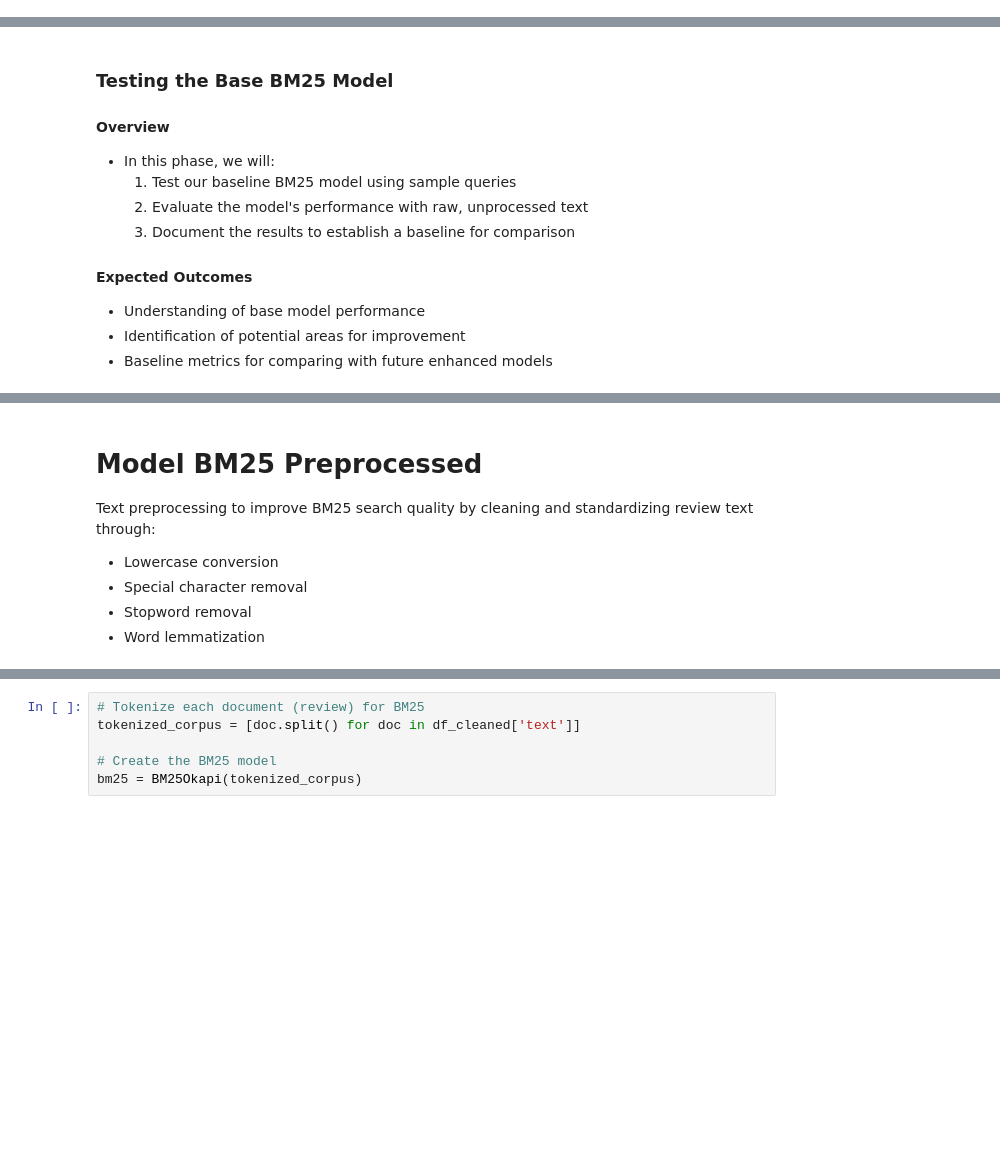
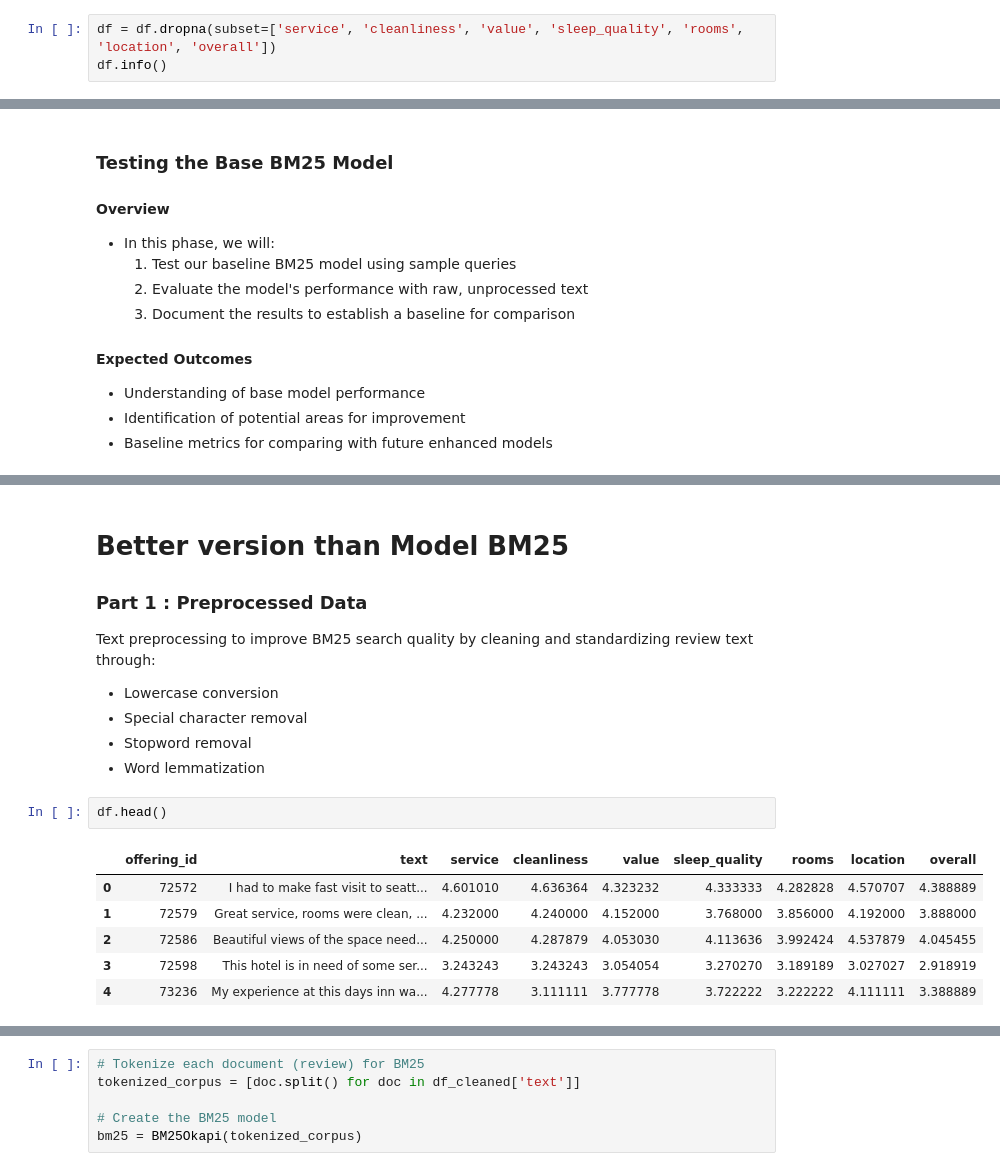
Before and after one commit to OceanSp/hotel-review-NLP, a Jupyter notebook: ProjectNLP.ipynb, the cells around one changed output, grey strips where cells are left out. Drawn from its saved outputs; the diff is of its cells as text; blank space fills up the shorter version.

Commit message:
add part 2 fine tuning bm25 + part 3 expectations

```diff
--- a/ProjectNLP.ipynb
+++ b/ProjectNLP.ipynb
@@ -89,3 +90,6 @@ Data columns (total 9 columns):
  8   overall        878561 non-null  float64
 dtypes: float64(7), int64(1), object(1)
 memory usage: 60.3+ MB
+# %%
+df = df.dropna(subset=['service', 'cleanliness', 'value', 'sleep_quality', 'rooms', 'location', 'overall'])
+df.info()
@@ -324,10 +357,21 @@ Average MSE across all queries: 0.4079
 # %% [markdown]
-# Model BM25 Preprocessed
+# Better version than Model BM25
+
+### Part 1 : Preprocessed Data
 Text preprocessing to improve BM25 search quality by cleaning and standardizing review text through:
 - Lowercase conversion
 - Special character removal
 - Stopword removal
 - Word lemmatization
+# %%
+df.head()
+# %% [output]
+|  | offering_id | text | service | cleanliness | value | sleep_quality | rooms | location | overall |
+| 0 | 72572 | I had to make fast visit to seatt... | 4.601010 | 4.636364 | 4.323232 | 4.333333 | 4.282828 | 4.570707 | 4.388889 |
+| 1 | 72579 | Great service, rooms were clean, ... | 4.232000 | 4.240000 | 4.152000 | 3.768000 | 3.856000 | 4.192000 | 3.888000 |
+| 2 | 72586 | Beautiful views of the space need... | 4.250000 | 4.287879 | 4.053030 | 4.113636 | 3.992424 | 4.537879 | 4.045455 |
+| 3 | 72598 | This hotel is in need of some ser... | 3.243243 | 3.243243 | 3.054054 | 3.270270 | 3.189189 | 3.027027 | 2.918919 |
+| 4 | 73236 | My experience at this days inn wa... | 4.277778 | 3.111111 | 3.777778 | 3.722222 | 3.222222 | 4.111111 | 3.388889 |
 # %%
 import re
 import nltk
```
Also changed, not shown: parts of 15 cells of this notebook, 1 other file.
